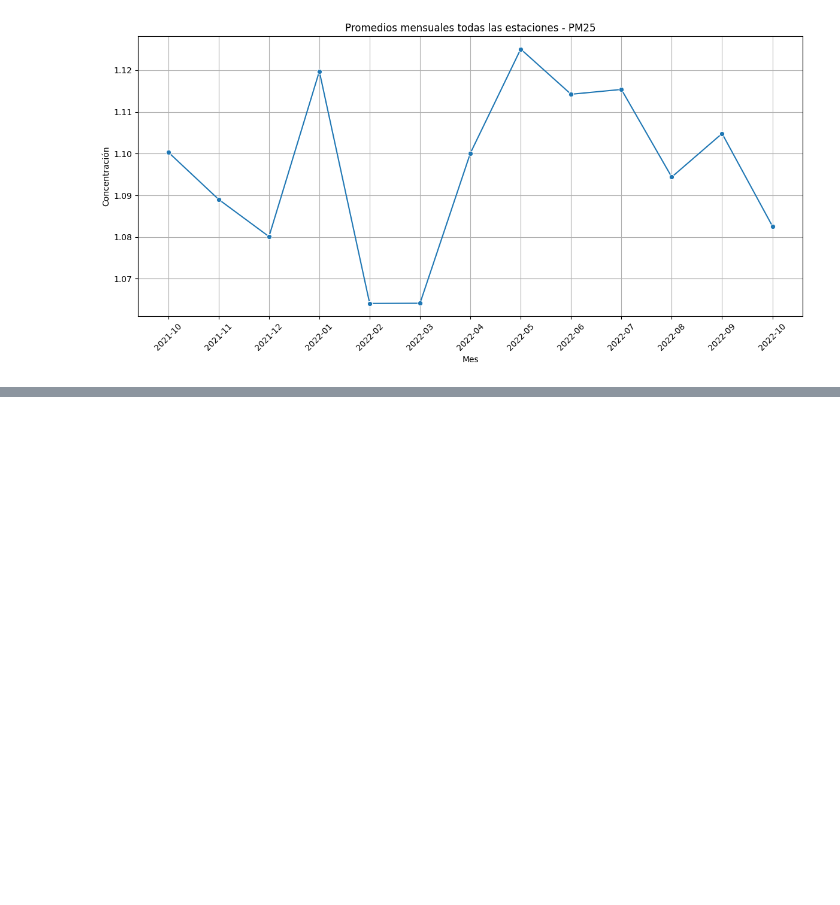
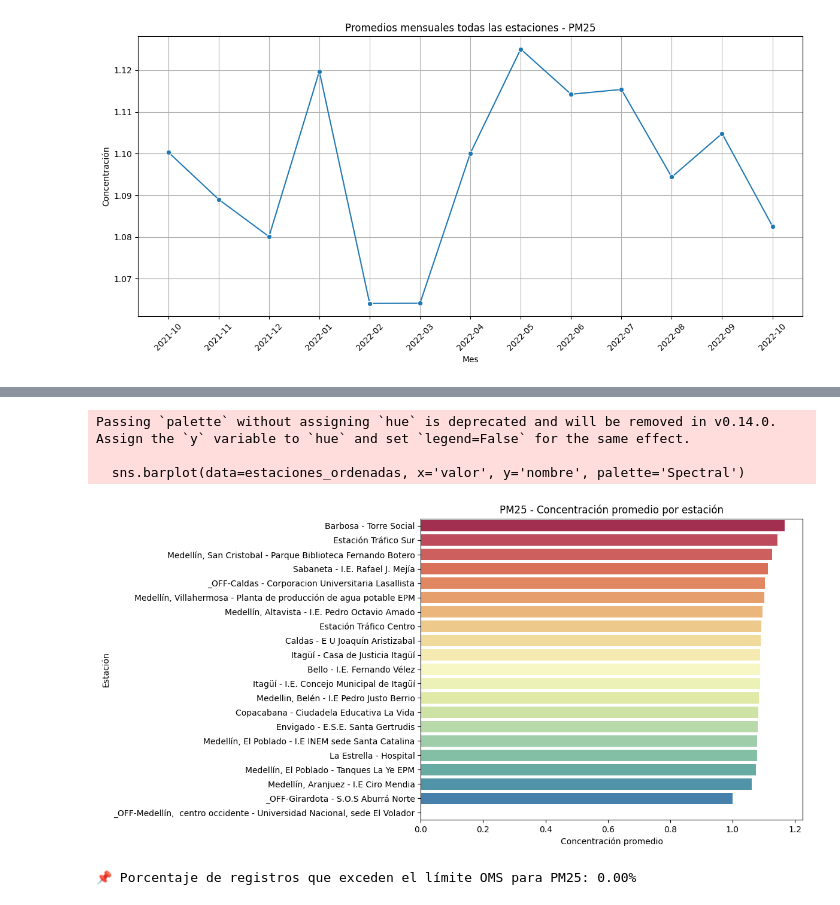
Before and after one commit to jerozapata/Respirando-Datos, a Jupyter notebook: datos_pm25.ipynb, the cells around one changed output, grey strips where cells are left out. Saved outputs shown, nothing was run; the diff lists cells and outputs as text; code cells hidden in the pictures; blank space fills up the shorter version.

```diff
--- a/datos_pm25.ipynb
+++ b/datos_pm25.ipynb
@@ -188,0 +402,14 @@ mapa
+# %%
+plt.figure(figsize=(12, 6))
+estaciones_ordenadas = media_estaciones.sort_values(by='valor', ascending=False)
+sns.barplot(data=estaciones_ordenadas, x='valor', y='nombre', palette='Spectral')
+plt.title(f'{contaminante_unico.upper()} - Concentración promedio por estación')
+plt.xlabel('Concentración promedio')
+plt.ylabel('Estación')
+plt.tight_layout()
+plt.show()
+# %% [output]
+Passing `palette` without assigning `hue` is deprecated and will be removed in v0.14.0. Assign the `y` variable to `hue` and set `legend=False` for the same effect.
+
+  sns.barplot(data=estaciones_ordenadas, x='valor', y='nombre', palette='Spectral')
+[figure, added]
@@ -188,0 +445,12 @@ mapa
+# %%
+contaminante = contaminante_unico.lower()
+limite = limites_normativos.get(contaminante, None)
+
+if limite:
+    df['excede_limite'] = df['valor'] > limite
+    excedencias = df['excede_limite'].mean() * 100
+    print(f"📌 Porcentaje de registros que exceden el límite OMS para {contaminante.upper()}: {excedencias:.2f}%")
+else:
+    print("No hay límite definido para este contaminante.")
+# %% [output]
+📌 Porcentaje de registros que exceden el límite OMS para PM25: 0.00%
```
Also changed, not shown: parts of 24 cells of this notebook, 7 other files.
